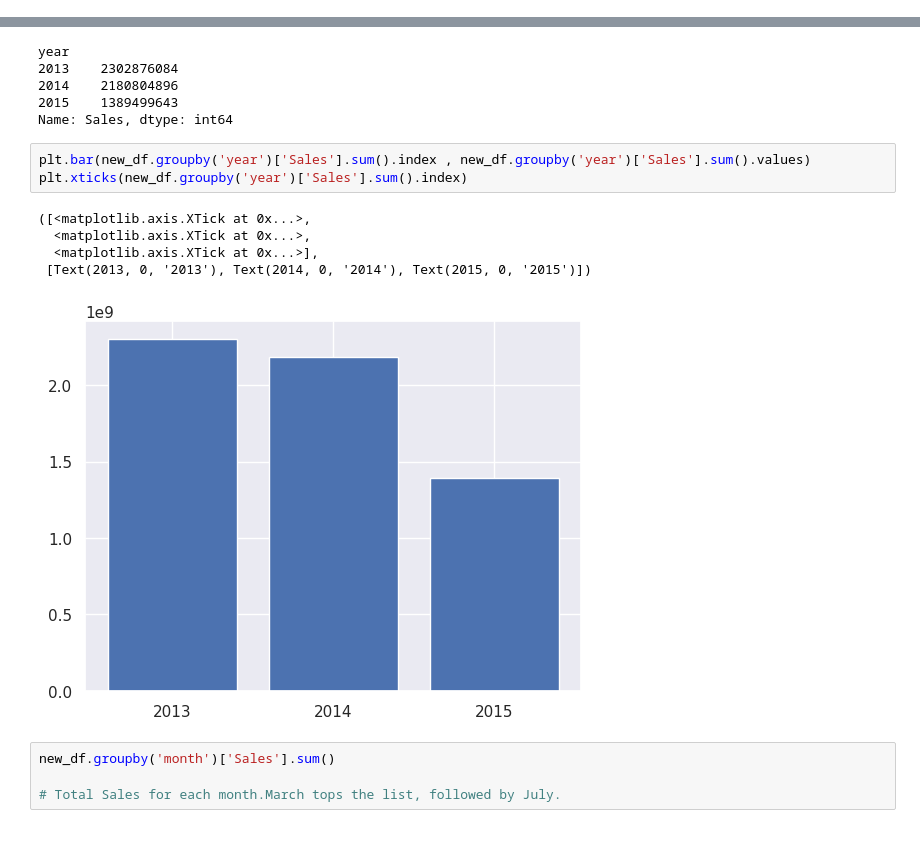
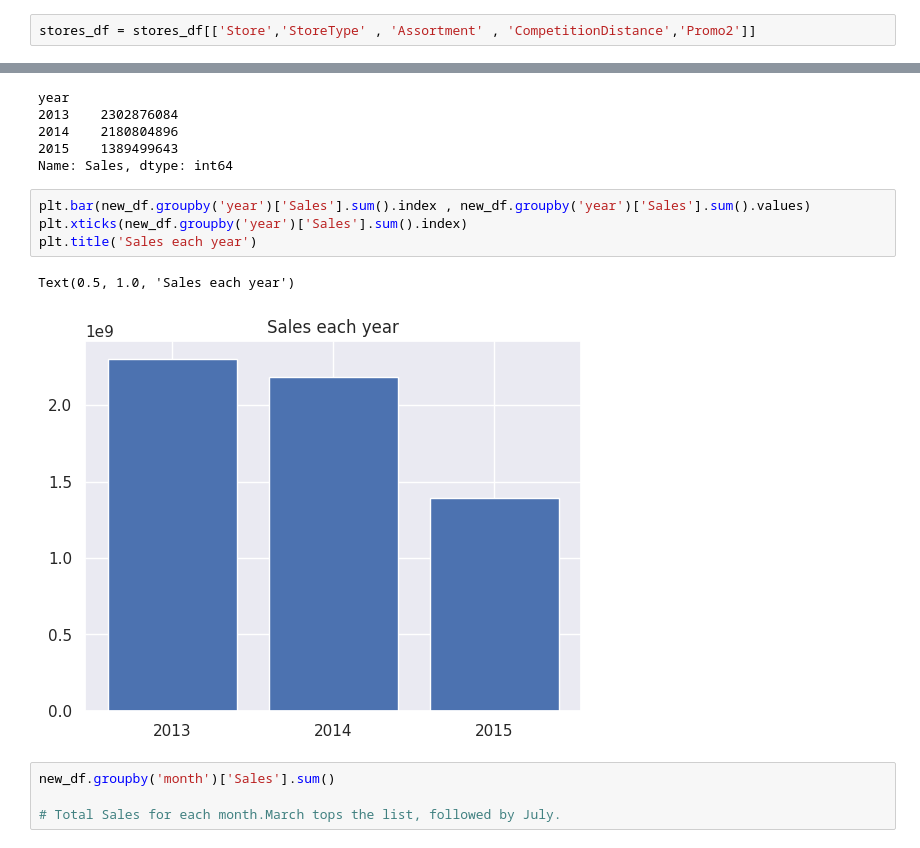
Before and after one commit to AnkurBhatt07/Rossmann-Stores-Sales-prediction, a Jupyter notebook: Retail_sales_Prediction_regression_capstone_project.ipynb, the cells around one changed output, grey strips where cells are left out. Saved outputs shown, nothing was run; the diff lists cells and outputs as text.

```diff
--- a/Retail_sales_Prediction_regression_capstone_project.ipynb
+++ b/Retail_sales_Prediction_regression_capstone_project.ipynb
@@ -367,3 +323,5 @@ PromoInterval - describes the consecutive intervals Promo2 is started, naming th
+# %%
+stores_df = stores_df[['Store','StoreType' , 'Assortment' , 'CompetitionDistance','Promo2']]
 # %%
 # creating a new dataset by merging the two datasets
 
@@ -772,12 +718,10 @@ Name: Sales, dtype: int64
 # %%
 plt.bar(new_df.groupby('year')['Sales'].sum().index , new_df.groupby('year')['Sales'].sum().values)
 plt.xticks(new_df.groupby('year')['Sales'].sum().index)
+plt.title('Sales each year')
 # %% [output]
-([<matplotlib.axis.XTick at 0x...>,
-  <matplotlib.axis.XTick at 0x...>,
-  <matplotlib.axis.XTick at 0x...>],
- [Text(2013, 0, '2013'), Text(2014, 0, '2014'), Text(2015, 0, '2015')])
+Text(0.5, 1.0, 'Sales each year')
-[figure, old version]
+[figure, new version]
 # %%
 new_df.groupby('month')['Sales'].sum()
 
```
Also changed, not shown: parts of 238 cells of this notebook.
